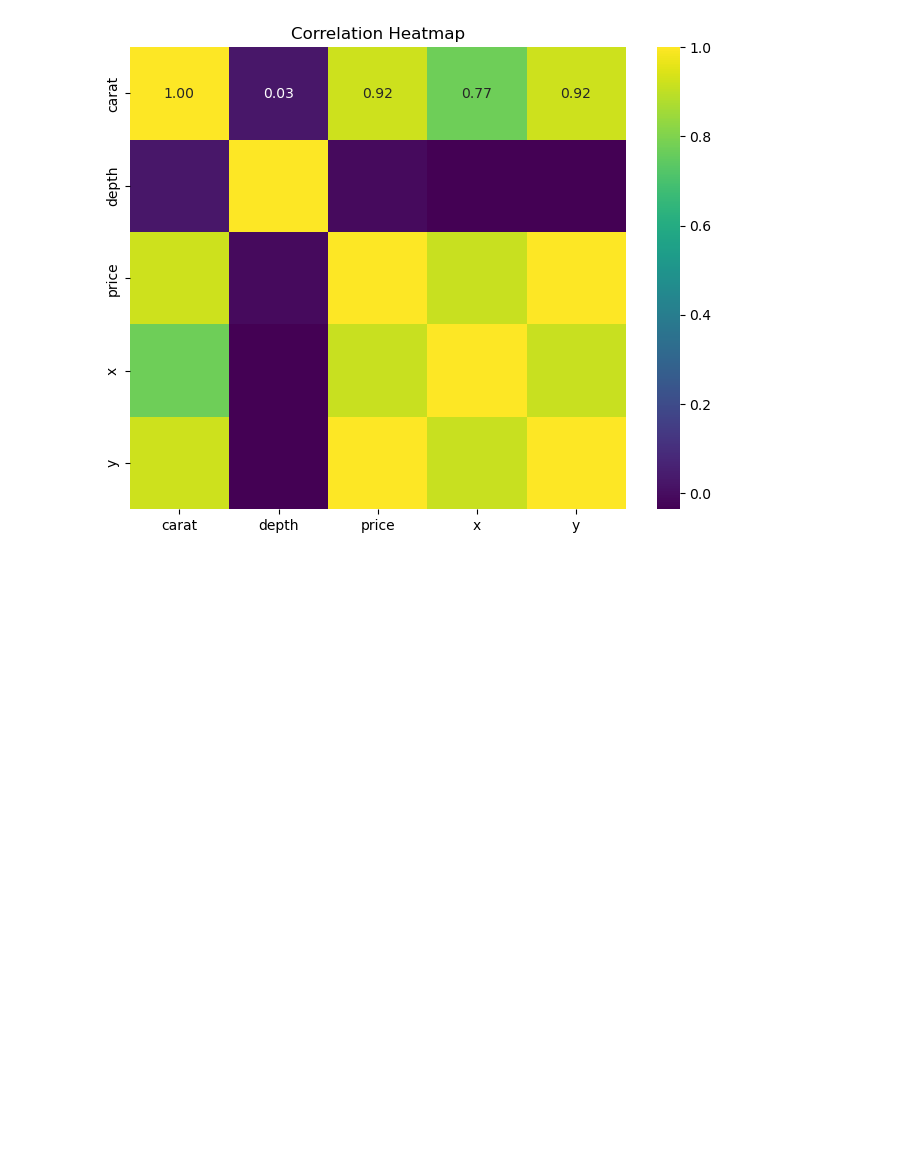
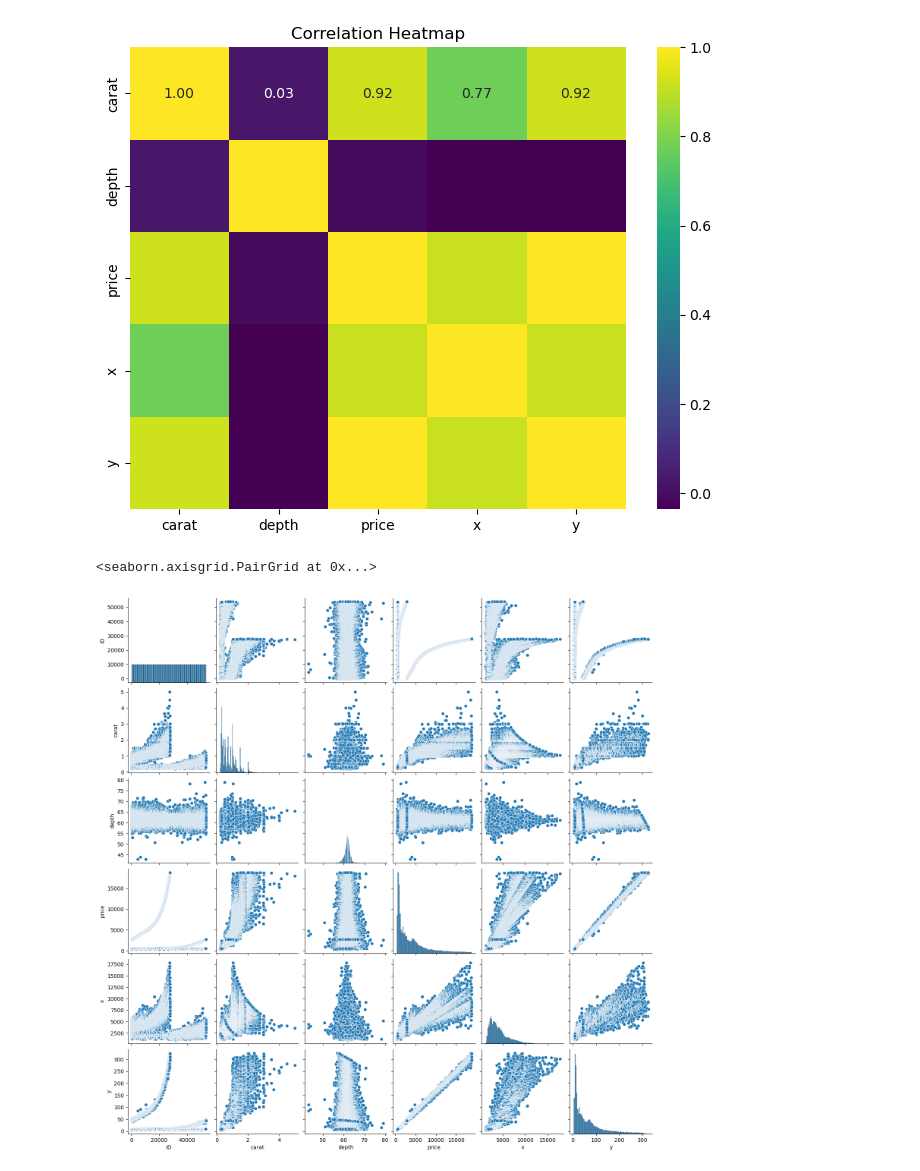
Before and after one commit to anitajn86/DATA-MINING-AND-ANALYTICS, a Jupyter notebook: PRACTICE 1/diamond pricing.ipynb, the cells around one changed output. Drawn from its saved outputs; the diff is of its cells as text; code cells hidden in the pictures; blank space fills up the shorter version.

```diff
--- a/PRACTICE 1/diamond pricing.ipynb
+++ b/PRACTICE 1/diamond pricing.ipynb
@@ -296,3 +296,8 @@ plt.title('Correlation Heatmap')
 plt.show()
 # %% [output]
 [figure]
+# %%
+sb.pairplot(diamonddata)
+# %% [output]
+<seaborn.axisgrid.PairGrid at 0x...>
+[figure, added]
```
